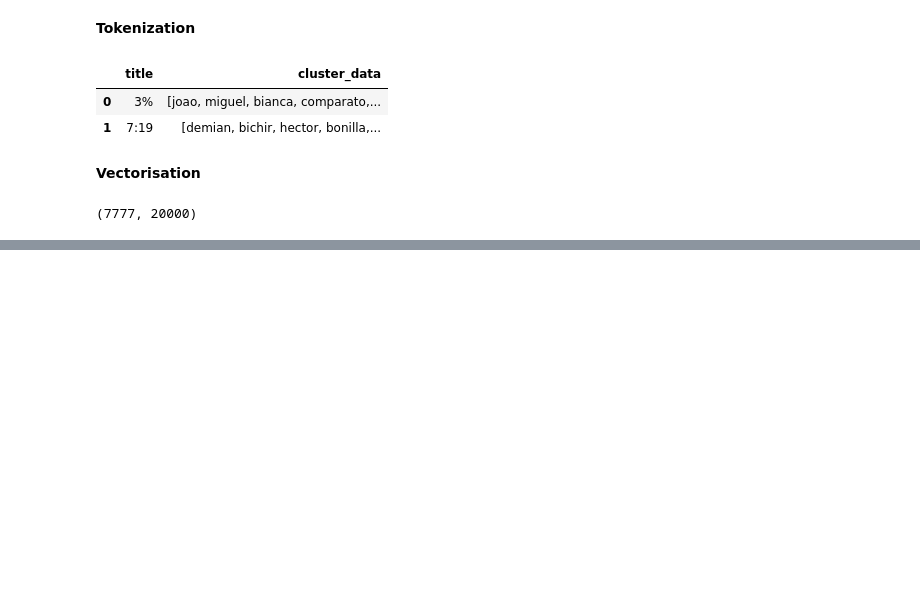
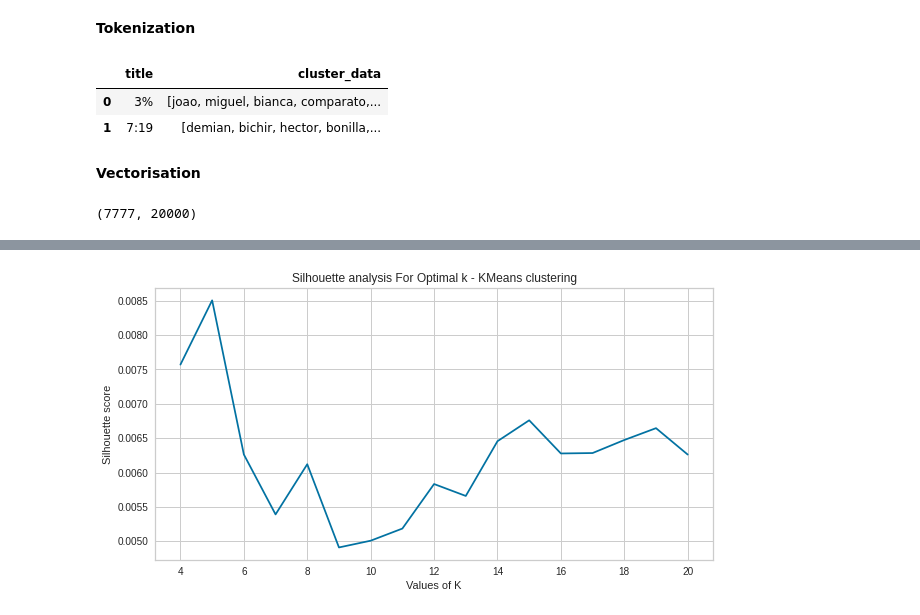
Before and after one commit to shubham-bhadouria/Netflix-Movies-and-TV-shows-clustering, a Jupyter notebook: Netflix_movies_and_TV_show_clustering.ipynb, the cells around one changed output, grey strips where cells are left out. Drawn from its saved outputs; the diff is of its cells as text; code cells hidden in the pictures; blank space fills up the shorter version.

Commit message:
silhouette scores

```diff
--- a/Netflix_movies_and_TV_show_clustering.ipynb
+++ b/Netflix_movies_and_TV_show_clustering.ipynb
@@ -695,0 +755,25 @@ print(x.shape)
+# %%
+# Silhouette method to find the optimal value of k
+
+from sklearn.metrics import silhouette_score
+# Plotting Silhouette score for different number of clusters
+n_clusters_range = range(4,21)
+silhouette_avg = []
+for num_clusters in n_clusters_range:
+  # initialize kmeans
+  kmeans = KMeans(n_clusters=num_clusters,init='k-means++',random_state=33)
+  kmeans.fit(x_pca)
+  cluster_labels = kmeans.labels_
+
+  # silhouette score
+  silhouette_avg.append(silhouette_score(x_pca, cluster_labels))
+# %%
+# plotting silhouette score each value of cluster
+plt.figure(figsize=(10,5))
+plt.plot(n_clusters_range,silhouette_avg)
+plt.xlabel('Values of K')
+plt.ylabel('Silhouette score')
+plt.title('Silhouette analysis For Optimal k - KMeans clustering')
+plt.show()
+# %% [output]
+[figure, added]
```
Also changed, not shown: parts of 18 cells of this notebook.
